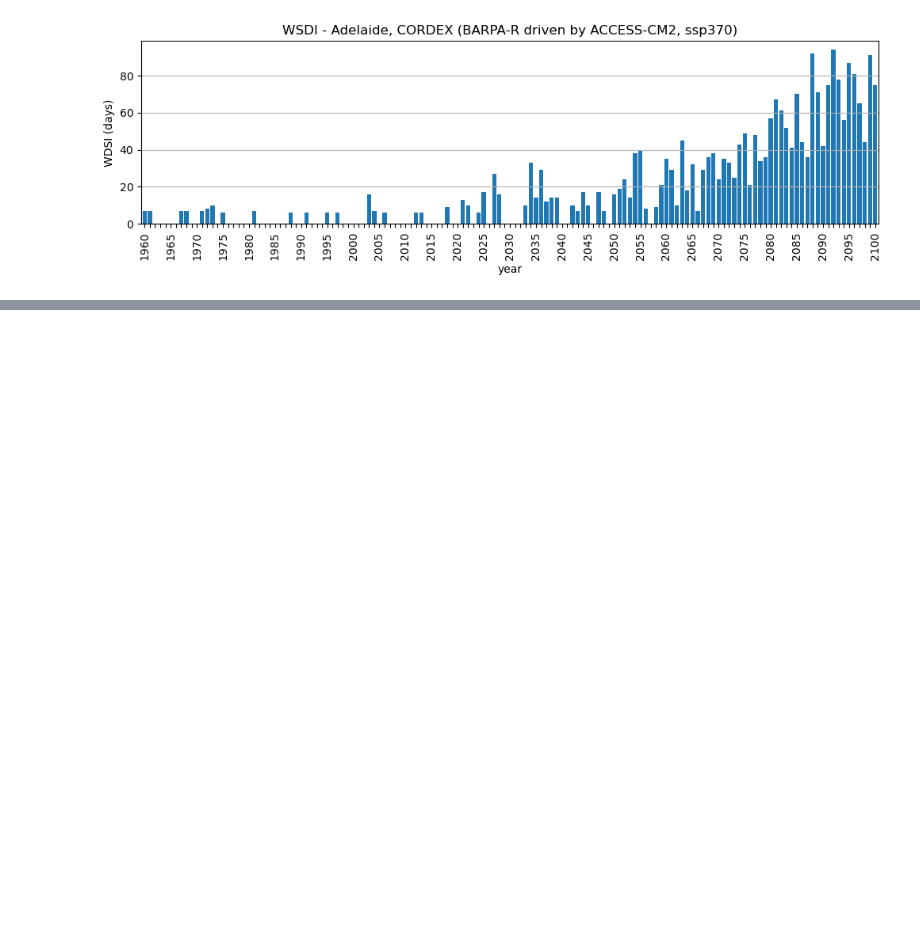
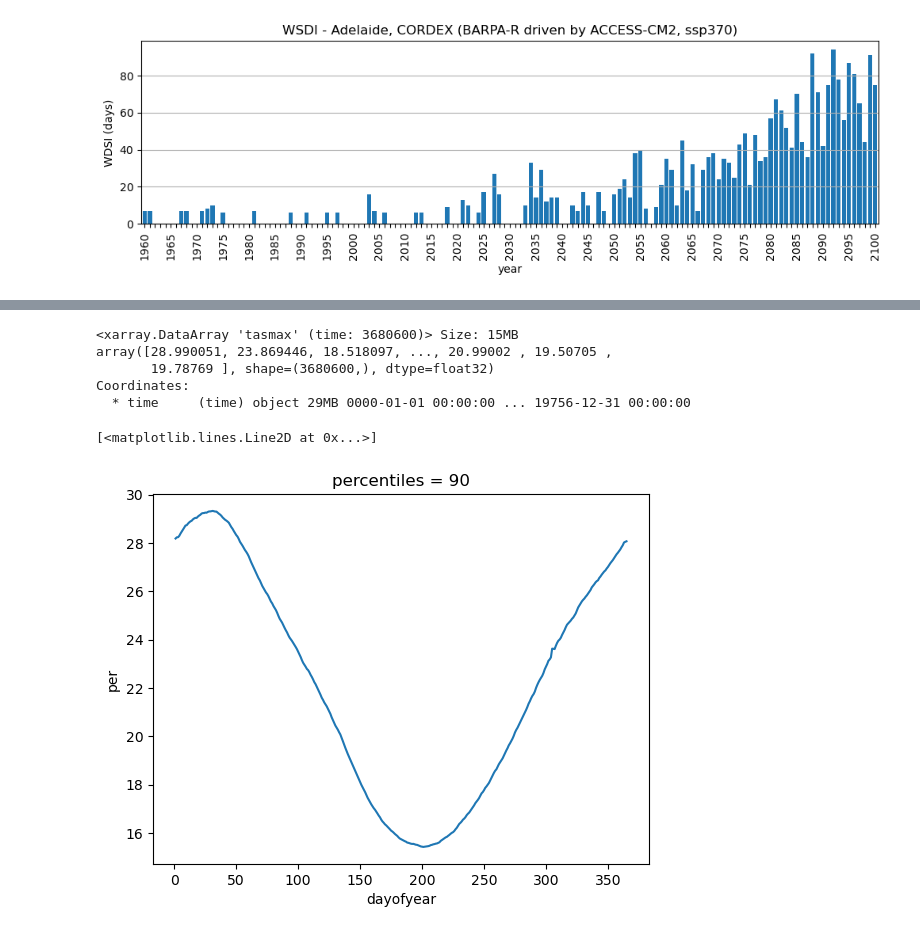
Before and after one commit to DamienIrving/treasury, a Jupyter notebook: wsdi.ipynb, the cells around one changed output, grey strips where cells are left out. Drawn from its saved outputs; the diff is of its cells as text; code cells hidden in the pictures; blank space fills up the shorter version.

Commit message:
Add DCPP TX90

```diff
--- a/wsdi.ipynb
+++ b/wsdi.ipynb
@@ -116,0 +207,2 @@ plt.show()
+# %%
+df['time'] = df.apply(adjust_year, axis=1)
@@ -116,0 +226,28 @@ plt.show()
+# %%
+df = df.drop(['lead_time', 'init_date', 'ensemble'], axis=1)
+df = df.sort_values(by='time')
+df = df.set_index('time')
+# %%
+ds_dcpp_flattened = df.to_xarray()
+ds_dcpp_flattened = ds_dcpp_flattened.compute()
+# %%
+ds_dcpp_flattened['tasmax']
+# %% [output]
+<xarray.DataArray 'tasmax' (time: 3680600)> Size: 15MB
+array([28.990051, 23.869446, 18.518097, ..., 20.99002 , 19.50705 ,
+       19.78769 ], shape=(3680600,), dtype=float32)
+Coordinates:
+  * time     (time) object 29MB 0000-01-01 00:00:00 ... 19756-12-31 00:00:00
+# %%
+tx90_dcpp = xc.core.calendar.percentile_doy(
+    ds_dcpp_flattened['tasmax'],
+    window=5,
+    per=90
+)
+tx90_dcpp = tx90_dcpp.compute()
+tx90_dcpp = tx90_dcpp.sel(percentiles=90)
+# %%
+tx90_dcpp.plot()
+# %% [output]
+[<matplotlib.lines.Line2D at 0x...>]
+[figure, added]
```
Also changed, not shown: parts of 17 cells of this notebook.
